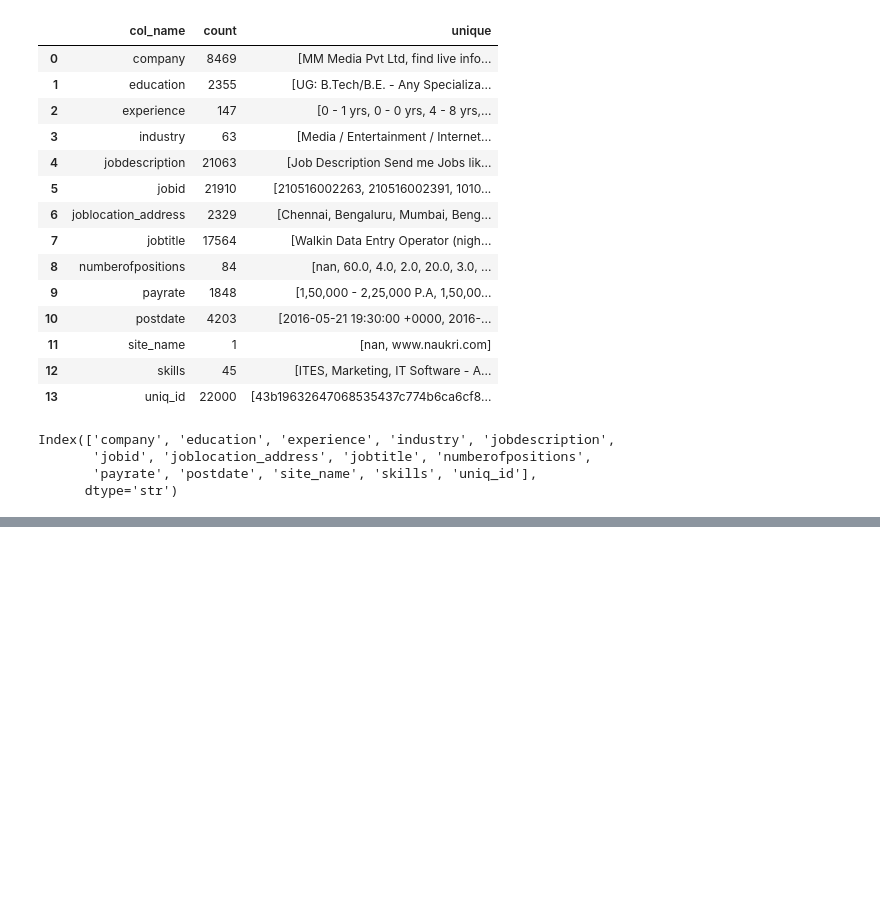
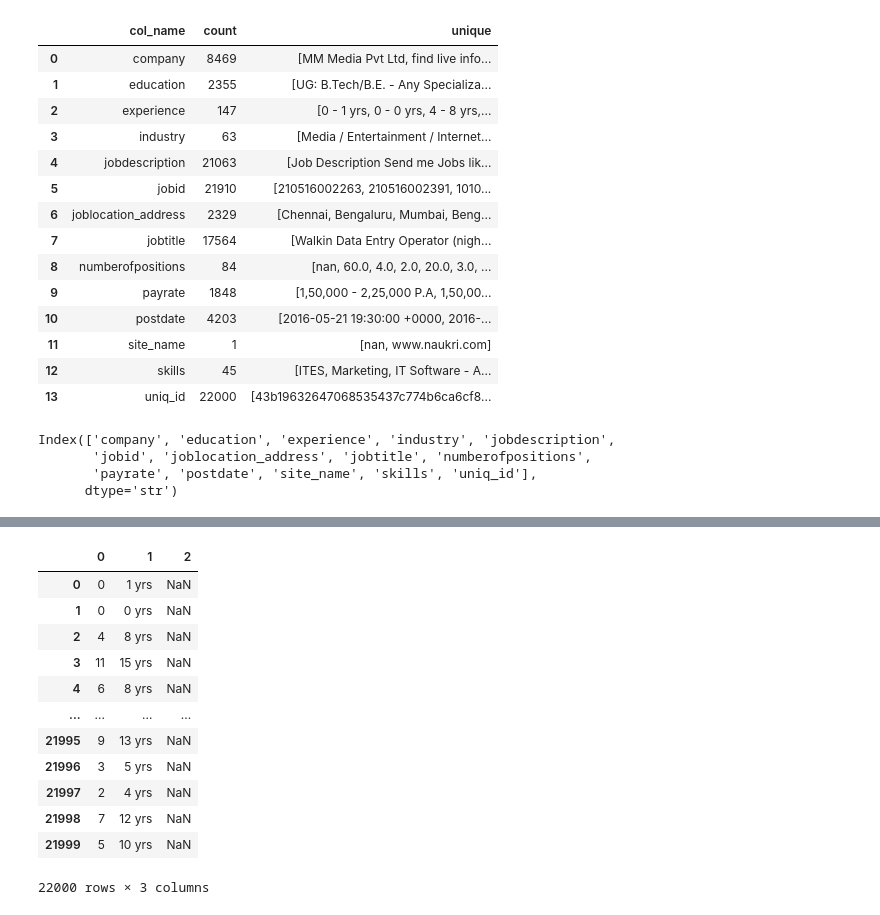
Before and after one commit to vinayp2608/job_market_data_analysis__naukri, a Jupyter notebook: Python Notebooks/Naukri_DA.ipynb, the cells around one changed output, grey strips where cells are left out. Saved outputs shown, nothing was run; the diff lists cells and outputs as text; code cells hidden in the pictures; blank space fills up the shorter version.

```diff
--- a/Python Notebooks/Naukri_DA.ipynb
+++ b/Python Notebooks/Naukri_DA.ipynb
@@ -220,0 +408,3 @@ Name: payrate, Length: 22000, dtype: str
+# %%
+payrate_split[0] = pd.to_numeric(payrate_split[0],errors="coerce")
+payrate_split[1] = pd.to_numeric(payrate_split[1],errors="coerce")
@@ -220,0 +422,3 @@ Name: payrate, Length: 22000, dtype: str
+# %%
+df["min_pay"]=payrate_split[0]
+df["max_pay"]=payrate_split[1]
@@ -220,0 +476,18 @@ Name: payrate, Length: 22000, dtype: str
+# %%
+exp_split = df["experience"].str.split("-",expand=True)
+# %%
+exp_split
+# %% [output]
+|  | 0 | 1 | 2 |
+| 0 | 0 | 1 yrs | NaN |
+| 1 | 0 | 0 yrs | NaN |
+| 2 | 4 | 8 yrs | NaN |
+| 3 | 11 | 15 yrs | NaN |
+| 4 | 6 | 8 yrs | NaN |
+| ... | ... | ... | ... |
+| 21995 | 9 | 13 yrs | NaN |
+| 21996 | 3 | 5 yrs | NaN |
+| 21997 | 2 | 4 yrs | NaN |
+| 21998 | 7 | 12 yrs | NaN |
+| 21999 | 5 | 10 yrs | NaN |
+22000 rows × 3 columns
```
Also changed, not shown: parts of 71 cells of this notebook, 1 other file.
